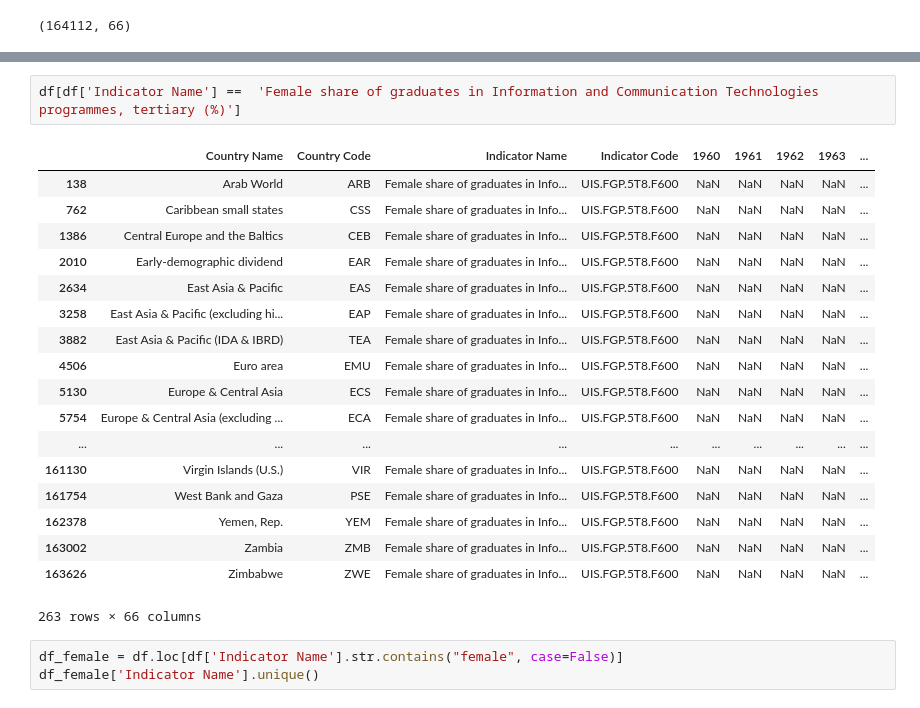
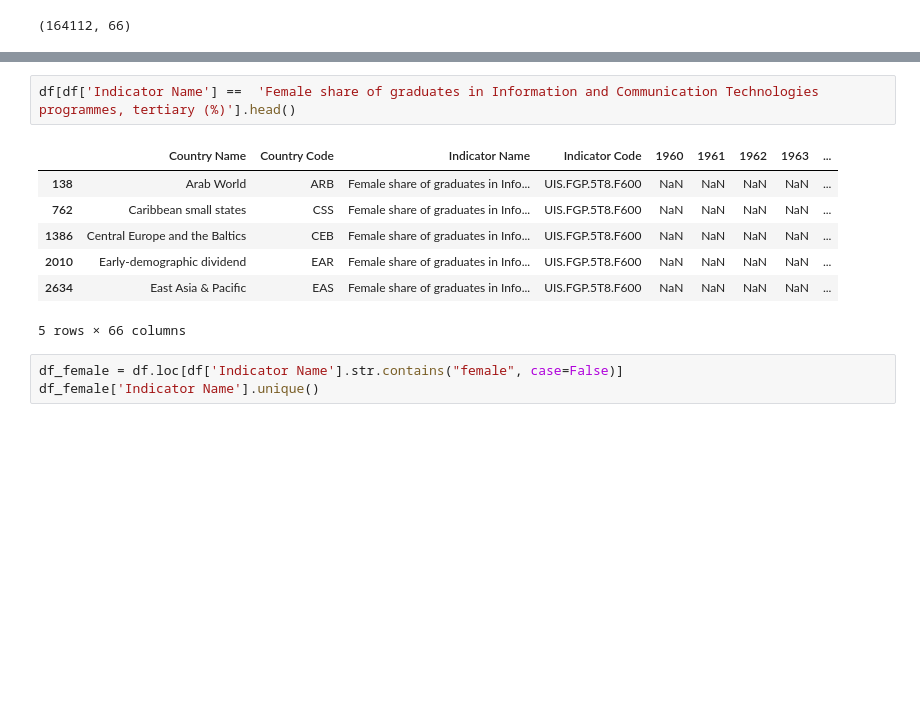
Before and after one commit to HamoyeHQ/GFP-21-Pytorch, a Jupyter notebook: data_understanding.ipynb, the cells around one changed output, grey strips where cells are left out. Saved outputs shown, nothing was run; the diff lists cells and outputs as text; blank space fills up the shorter version.

```diff
--- a/data_understanding.ipynb
+++ b/data_understanding.ipynb
@@ -44,26 +44,15 @@ array(['A woman can apply for a passport in the same way as a man (1=yes; 0=no)'
        'Youth illiterate population, 15-24 years, female (number)'],
       dtype=object)
 # %%
-df[df['Indicator Name'] ==  'Female share of graduates in Information and Communication Technologies programmes, tertiary (%)']
+df[df['Indicator Name'] ==  'Female share of graduates in Information and Communication Technologies programmes, tertiary (%)'].head()
 # %% [output]
 |  | Country Name | Country Code | Indicator Name | Indicator Code | 1960 | 1961 | 1962 | 1963 | ... |
 | 138 | Arab World | ARB | Female share of graduates in Info... | UIS.FGP.5T8.F600 | NaN | NaN | NaN | NaN | ... |
 | 762 | Caribbean small states | CSS | Female share of graduates in Info... | UIS.FGP.5T8.F600 | NaN | NaN | NaN | NaN | ... |
 | 1386 | Central Europe and the Baltics | CEB | Female share of graduates in Info... | UIS.FGP.5T8.F600 | NaN | NaN | NaN | NaN | ... |
 | 2010 | Early-demographic dividend | EAR | Female share of graduates in Info... | UIS.FGP.5T8.F600 | NaN | NaN | NaN | NaN | ... |
 | 2634 | East Asia & Pacific | EAS | Female share of graduates in Info... | UIS.FGP.5T8.F600 | NaN | NaN | NaN | NaN | ... |
-| 3258 | East Asia & Pacific (excluding hi... | EAP | Female share of graduates in Info... | UIS.FGP.5T8.F600 | NaN | NaN | NaN | NaN | ... |
-| 3882 | East Asia & Pacific (IDA & IBRD) | TEA | Female share of graduates in Info... | UIS.FGP.5T8.F600 | NaN | NaN | NaN | NaN | ... |
-| 4506 | Euro area | EMU | Female share of graduates in Info... | UIS.FGP.5T8.F600 | NaN | NaN | NaN | NaN | ... |
-| 5130 | Europe & Central Asia | ECS | Female share of graduates in Info... | UIS.FGP.5T8.F600 | NaN | NaN | NaN | NaN | ... |
-| 5754 | Europe & Central Asia (excluding ... | ECA | Female share of graduates in Info... | UIS.FGP.5T8.F600 | NaN | NaN | NaN | NaN | ... |
-| ... | ... | ... | ... | ... | ... | ... | ... | ... | ... |
-| 161130 | Virgin Islands (U.S.) | VIR | Female share of graduates in Info... | UIS.FGP.5T8.F600 | NaN | NaN | NaN | NaN | ... |
-| 161754 | West Bank and Gaza | PSE | Female share of graduates in Info... | UIS.FGP.5T8.F600 | NaN | NaN | NaN | NaN | ... |
-| 162378 | Yemen, Rep. | YEM | Female share of graduates in Info... | UIS.FGP.5T8.F600 | NaN | NaN | NaN | NaN | ... |
-| 163002 | Zambia | ZMB | Female share of graduates in Info... | UIS.FGP.5T8.F600 | NaN | NaN | NaN | NaN | ... |
-| 163626 | Zimbabwe | ZWE | Female share of graduates in Info... | UIS.FGP.5T8.F600 | NaN | NaN | NaN | NaN | ... |
-263 rows × 66 columns
+5 rows × 66 columns
 # %%
 df_female = df.loc[df['Indicator Name'].str.contains("female", case=False)]
 df_female['Indicator Name'].unique()
```
Also changed, not shown: parts of 1 cell of this notebook, 2 other files.
